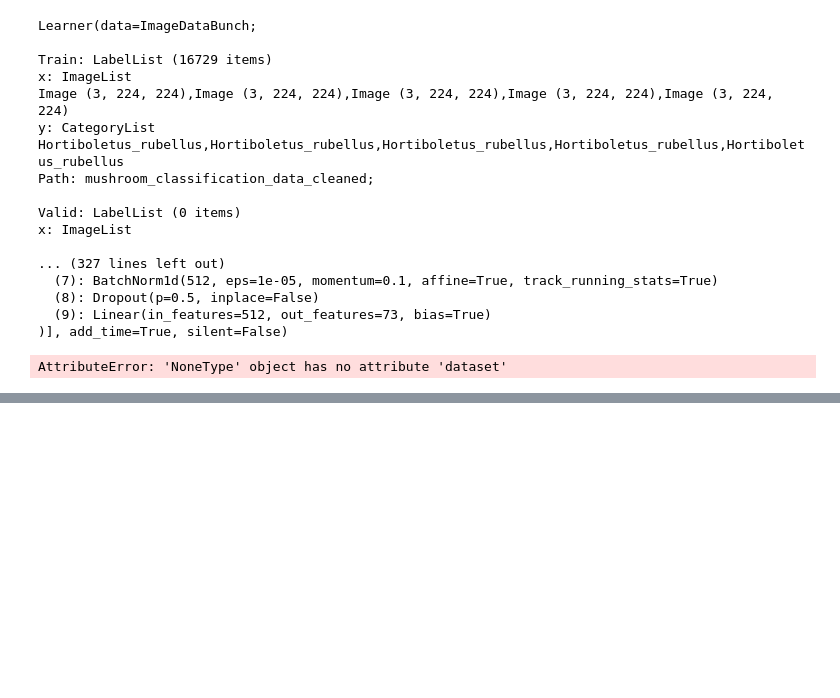
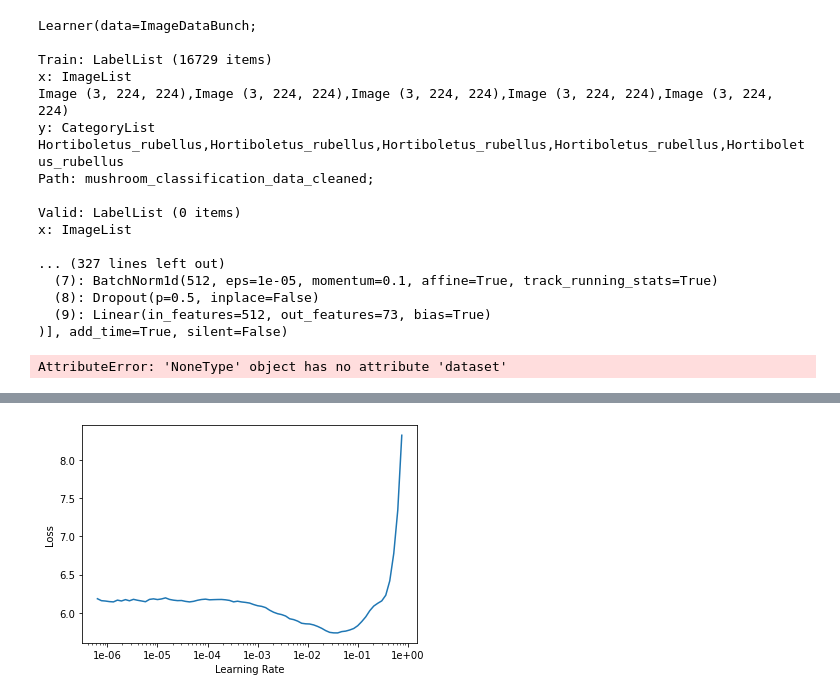
Before and after one commit to BoronII/mushroom-species-classification-by-image-pytorch, a Jupyter notebook: mushroom-classification-reasearch-notebook.ipynb, the cells around one changed output, grey strips where cells are left out. Drawn from its saved outputs; the diff is of its cells as text; code cells hidden in the pictures; blank space fills up the shorter version.

```diff
--- a/mushroom-classification-reasearch-notebook.ipynb
+++ b/mushroom-classification-reasearch-notebook.ipynb
@@ -477,0 +480,12 @@ ImageCleaner(ds, idxs, path, duplicates=True)
+# %%
+from fastai.vision import *
+from fastai.metrics import error_rate
+import numpy as np
+import pandas as pd
+bs = 64
+path = Path('mushroom_classification_data_cleaned/')
+# %%
+df = pd.read_csv(path/'cleaned.csv', header='infer')
+tfms = get_transforms()
+np.random.seed(33)
+data = ImageDataBunch.from_df(path, df, valid_pct=0.2, ds_tfms=tfms, size=56).normalize(imagenet_stats)
@@ -477,0 +494,2 @@ ImageCleaner(ds, idxs, path, duplicates=True)
+# %%
+learn = cnn_learner(data, models.resnet50, metrics=error_rate)
@@ -477,0 +503,4 @@ ImageCleaner(ds, idxs, path, duplicates=True)
+# %%
+learn.recorder.plot()
+# %% [output]
+[figure, added]
```
Also changed, not shown: parts of 52 cells of this notebook.
